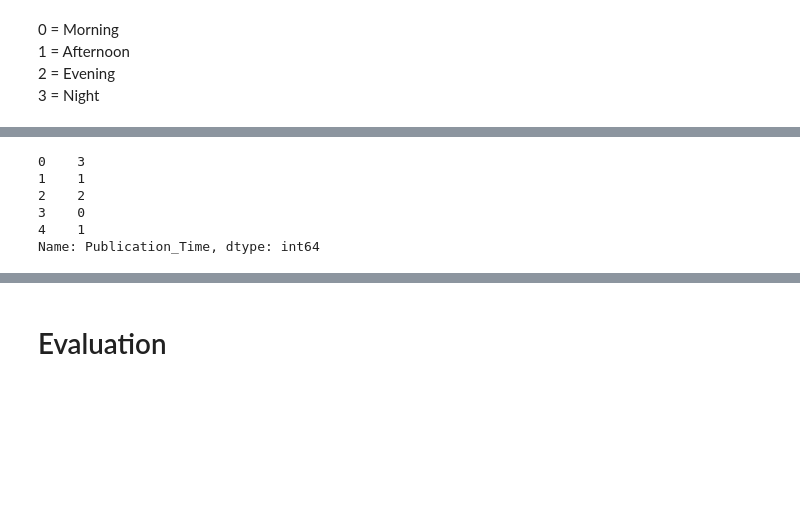
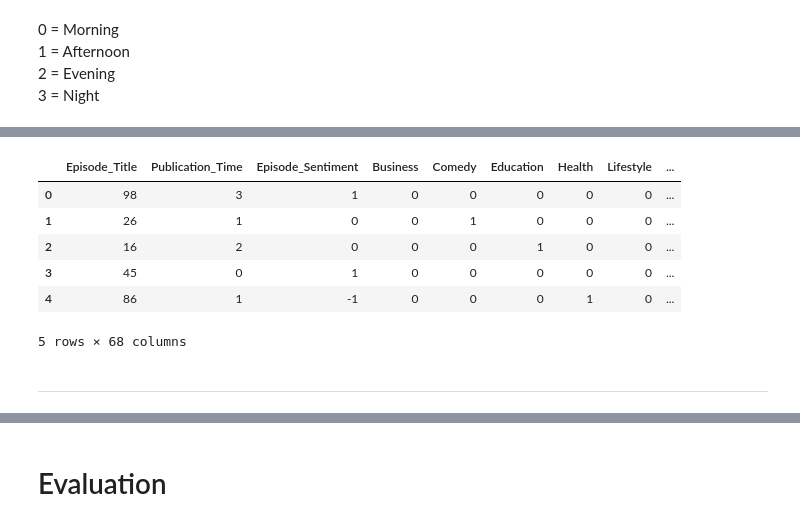
Before and after one commit to evan-il/playground-s5e4, a Jupyter notebook: model.ipynb, the cells around one changed output, grey strips where cells are left out. Cells and saved outputs as stored; diff of their text form; code cells hidden in the pictures; blank space fills up the shorter version.

```diff
--- a/model.ipynb
+++ b/model.ipynb
@@ -206,0 +291,3 @@ See the caveats in the documentation: https://pandas.pydata.org/pandas-docs/stab
+# %%
+pubday_onehot = pd.get_dummies(train_c[['Podcast_Name', 'Publication_Day']])
+pubday_onehot.head()
@@ -207,9 +302,18 @@ See the caveats in the documentation: https://pandas.pydata.org/pandas-docs/stab
+# %%
+train_c.drop(columns='Publication_Day', inplace=True)
+# %%
+train_c.drop(columns='Podcast_Name', inplace=True)
+# %%
+train_c = pd.concat([train_c, pubday_onehot], axis=1)
 # %%
-train_c['Publication_Time'].head()
+train_c.head()
 # %% [output]
+|  | Episode_Title | Publication_Time | Episode_Sentiment | Business | Comedy | Education | Health | Lifestyle | ... |
+| 0 | 98 | 3 | 1 | 0 | 0 | 0 | 0 | 0 | ... |
+| 1 | 26 | 1 | 0 | 0 | 1 | 0 | 0 | 0 | ... |
+| 2 | 16 | 2 | 0 | 0 | 0 | 1 | 0 | 0 | ... |
+| 3 | 45 | 0 | 1 | 0 | 0 | 0 | 0 | 0 | ... |
+| 4 | 86 | 1 | -1 | 0 | 0 | 0 | 1 | 0 | ... |
-0    3
-1    1
-2    2
-3    0
-4    1
-Name: Publication_Time, dtype: int64
+5 rows × 68 columns
+# %% [markdown]
+---
```
Also changed, not shown: parts of 24 cells of this notebook.
